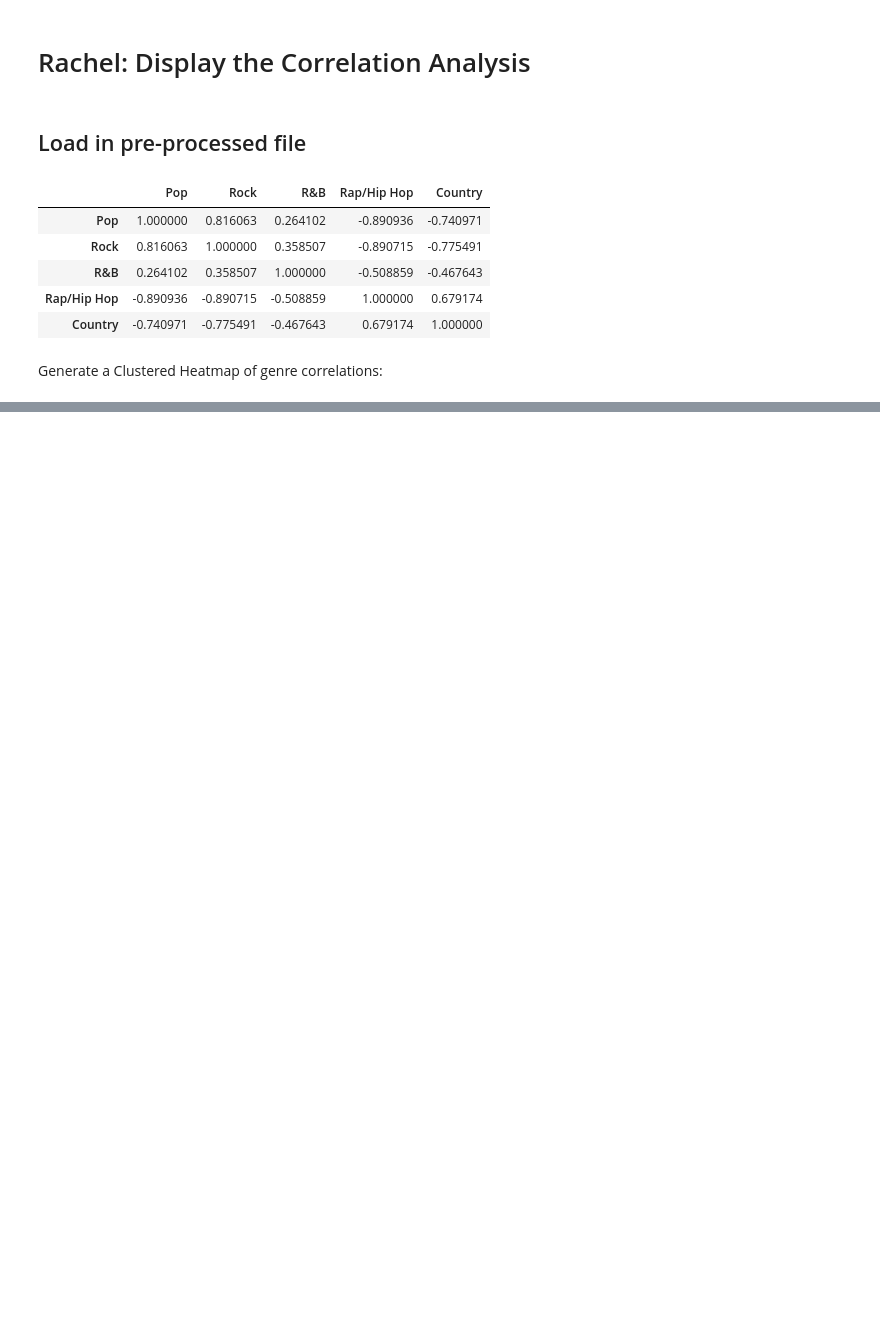
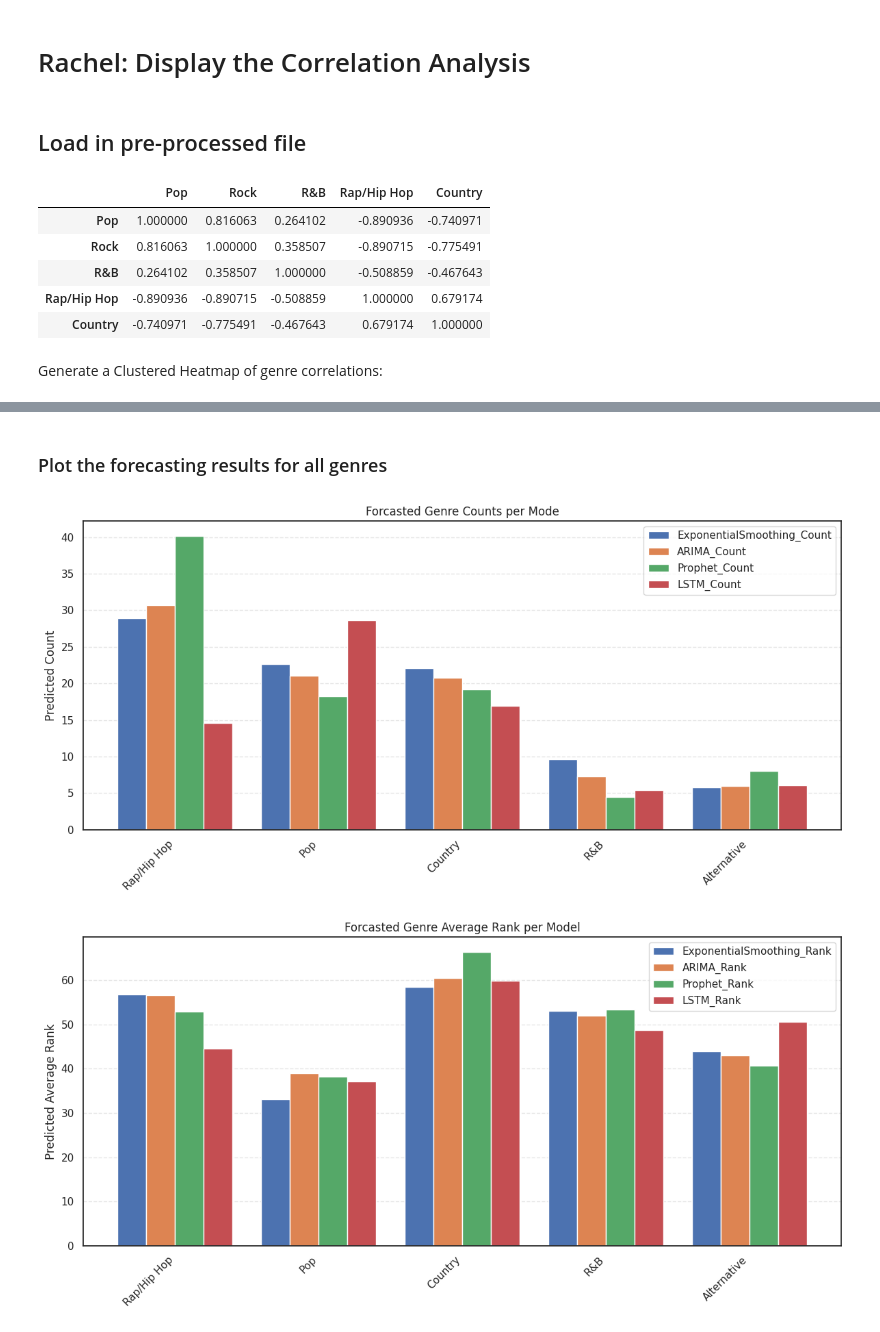
Before and after one commit to joseph15809/ECE143_Music_Genre_Prediction, a Jupyter notebook: display_visualizations.ipynb, the cells around one changed output, grey strips where cells are left out. Saved outputs shown, nothing was run; the diff lists cells and outputs as text; code cells hidden in the pictures; blank space fills up the shorter version.

```diff
--- a/display_visualizations.ipynb
+++ b/display_visualizations.ipynb
@@ -355,0 +556,43 @@ plt.show()
+# %% [markdown]
+### Plot the forecasting results for all genres
+# %%
+pred_df = pd.read_csv('data/final_forecasts_summary.csv')
+outpath="plots/trend_per_model_bar.png"
+
+genres = pred_df["Genre"].tolist()
+n_genres = len(genres)
+x = np.arange(n_genres)  # label locations
+width = 0.2  # bar width
+
+# Count plot
+models_count = ["ExponentialSmoothing_Count","ARIMA_Count","Prophet_Count","LSTM_Count"]
+plt.figure(figsize=(12,6))
+for i, model in enumerate(models_count):
+    plt.bar(x + i*width, pred_df[model], width, label=model)
+
+plt.xticks(x + width*1.5, genres, rotation=45, ha="right")
+plt.ylabel("Predicted Count")
+plt.title("Forcasted Genre Counts per Mode")
+plt.legend()
+plt.grid(True, linestyle='--', alpha=0.5, axis='y')
+plt.tight_layout()
+plt.show()
+plt.close()
+
+# Rank plot
+models_rank = ["ExponentialSmoothing_Rank","ARIMA_Rank","Prophet_Rank","LSTM_Rank"]
+plt.figure(figsize=(12,6))
+for i, model in enumerate(models_rank):
+    plt.bar(x + i*width, pred_df[model], width, label=model)
+
+plt.xticks(x + width*1.5, genres, rotation=45, ha="right")
+plt.ylabel("Predicted Average Rank")
+plt.title("Forcasted Genre Average Rank per Model")
+plt.legend()
+plt.grid(True, linestyle='--', alpha=0.5, axis='y')
+plt.tight_layout()
+plt.show()
+plt.close()
+# %% [output]
+[figure, added]
+[figure, added]
```
Also changed, not shown: parts of 13 cells of this notebook.
